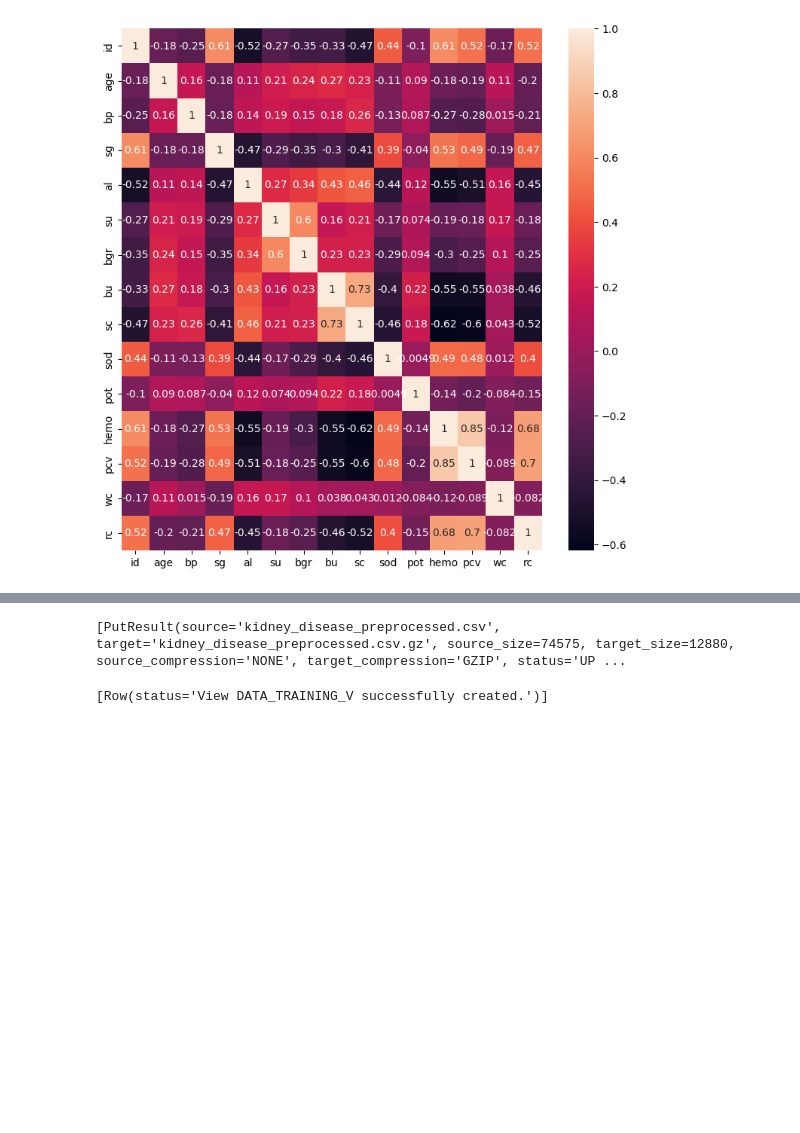
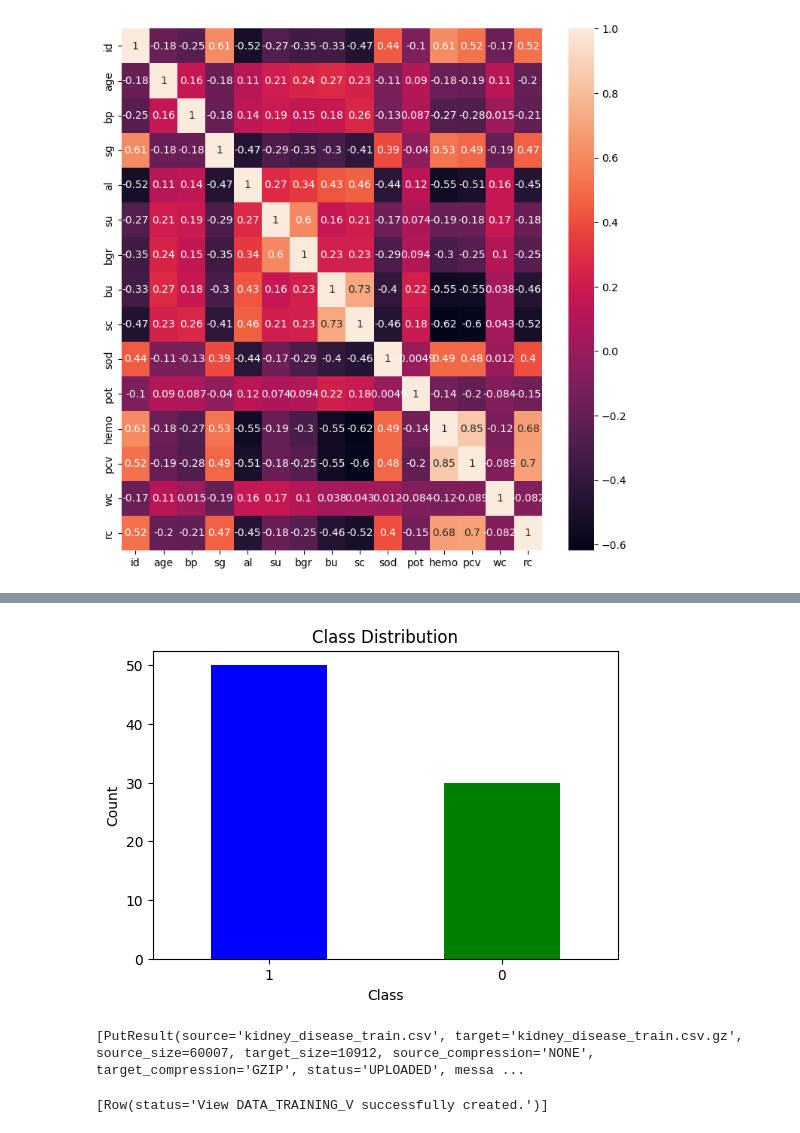
Before and after one commit to Yaazipedia/Cloud-Based-Machine-Learning-for-Early-Detection-of-Chronic-Kidney-Disease, a Jupyter notebook: Final_ADT_code.ipynb, the cells around one changed output, grey strips where cells are left out. Cells and saved outputs as stored; diff of their text form; code cells hidden in the pictures; blank space fills up the shorter version.

```diff
--- a/Final_ADT_code.ipynb
+++ b/Final_ADT_code.ipynb
@@ -356 +402,16 @@ df_new=df_new.drop('id',axis=1)
+# %%
+#distribution of test df
+import matplotlib.pyplot as plt
+
+class_counts = test_df['classification'].value_counts()
+
+plt.figure(figsize=(6,4))
+class_counts.plot(kind='bar',color=['blue','green'])
+plt.xlabel('Class')
+plt.ylabel('Count')
+plt.title('Class Distribution')
+plt.xticks(rotation=0)
+plt.show()
+# %% [output]
+[figure, added]
 # %%
@@ -358,7 +420,7 @@ df_new.to_csv('/content/Kidney_diagnosis/kidney_disease_preprocessed.csv', index
 # %%
-session.file.put('/content/Kidney_diagnosis/kidney_disease_preprocessed.csv', 'LOAD_DATA')
+session.file.put('/content/Kidney_diagnosis/kidney_disease_train.csv', 'LOAD_DATA')
 # %% [output]
-[PutResult(source='kidney_disease_preprocessed.csv', target='kidney_disease_preprocessed.csv.gz', source_size=74575, target_size=12880, source_compression='NONE', target_compression='GZIP', status='UP ...
+[PutResult(source='kidney_disease_train.csv', target='kidney_disease_train.csv.gz', source_size=60007, target_size=10912, source_compression='NONE', target_compression='GZIP', status='UPLOADED', messa ...
 # %%
 schema_log=T.StructType([T.StructField("date", T.TimestampType()),
                      T.StructField("class_method", T.StringType()),
```
Also changed, not shown: parts of 68 cells of this notebook, 2 other files.
